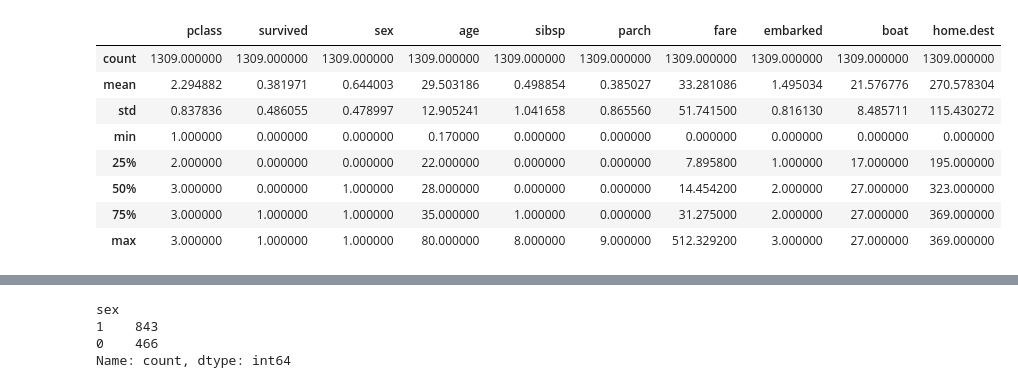
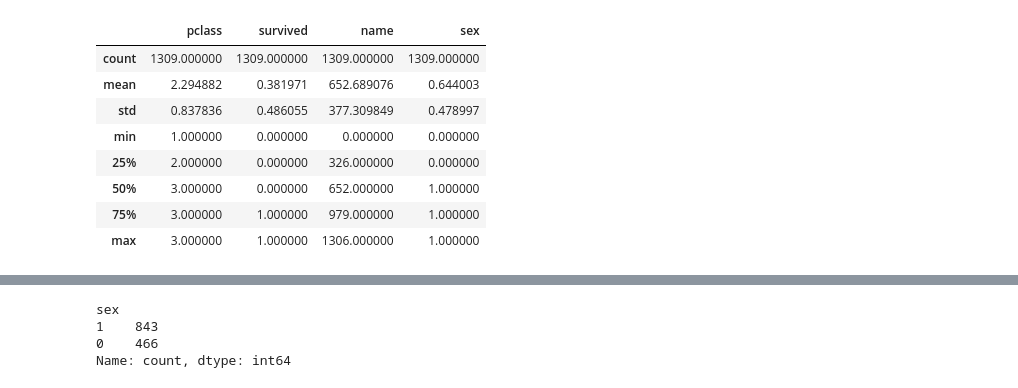
Before and after one commit to davefro/AI-Lab-Tasks, a Jupyter notebook: Session 5/Titanic using regression.ipynb, the cells around one changed output, grey strips where cells are left out. Cells and saved outputs as stored; diff of their text form; code cells hidden in the pictures.

```diff
--- a/Session 5/Titanic using regression.ipynb
+++ b/Session 5/Titanic using regression.ipynb
@@ -46,12 +46,16 @@ body         float64
 home.dest     object
 dtype: object
 # %%
+# convert string labels (object) into numbers
 d = {'female': 0, 'male': 1}
 df['sex'] = df['sex'].map(d)
 
 from sklearn import preprocessing
-
+# the same using LabelEncoder
 le = preprocessing.LabelEncoder()
+df['name'] = le.fit_transform(df['name'])
+df['ticket'] = le.fit_transform(df['ticket'])
+df['cabin'] = le.fit_transform(df['cabin'])
 df['embarked'] = le.fit_transform(df['embarked'])
 df['boat'] = le.fit_transform(df['boat'])
 df['home.dest'] = le.fit_transform(df['home.dest'])
@@ -131,17 +117,17 @@ df.describe()
 # %%
 #Use describe attribute at different location to explore the data statistics
 #Use 3 or 4 instead of 2 to include more features (this is useful when you have lots of features)
-df.describe().iloc[:,:10]
+df.describe().iloc[:,:4]
 # %% [output]
-|  | pclass | survived | sex | age | sibsp | parch | fare | embarked | boat | home.dest |
-| count | 1309.000000 | 1309.000000 | 1309.000000 | 1309.000000 | 1309.000000 | 1309.000000 | 1309.000000 | 1309.000000 | 1309.000000 | 1309.000000 |
-| mean | 2.294882 | 0.381971 | 0.644003 | 29.503186 | 0.498854 | 0.385027 | 33.281086 | 1.495034 | 21.576776 | 270.578304 |
-| std | 0.837836 | 0.486055 | 0.478997 | 12.905241 | 1.041658 | 0.865560 | 51.741500 | 0.816130 | 8.485711 | 115.430272 |
-| min | 1.000000 | 0.000000 | 0.000000 | 0.170000 | 0.000000 | 0.000000 | 0.000000 | 0.000000 | 0.000000 | 0.000000 |
-| 25% | 2.000000 | 0.000000 | 0.000000 | 22.000000 | 0.000000 | 0.000000 | 7.895800 | 1.000000 | 17.000000 | 195.000000 |
-| 50% | 3.000000 | 0.000000 | 1.000000 | 28.000000 | 0.000000 | 0.000000 | 14.454200 | 2.000000 | 27.000000 | 323.000000 |
-| 75% | 3.000000 | 1.000000 | 1.000000 | 35.000000 | 1.000000 | 0.000000 | 31.275000 | 2.000000 | 27.000000 | 369.000000 |
-| max | 3.000000 | 1.000000 | 1.000000 | 80.000000 | 8.000000 | 9.000000 | 512.329200 | 3.000000 | 27.000000 | 369.000000 |
+|  | pclass | survived | name | sex |
+| count | 1309.000000 | 1309.000000 | 1309.000000 | 1309.000000 |
+| mean | 2.294882 | 0.381971 | 652.689076 | 0.644003 |
+| std | 0.837836 | 0.486055 | 377.309849 | 0.478997 |
+| min | 1.000000 | 0.000000 | 0.000000 | 0.000000 |
+| 25% | 2.000000 | 0.000000 | 326.000000 | 0.000000 |
+| 50% | 3.000000 | 0.000000 | 652.000000 | 1.000000 |
+| 75% | 3.000000 | 1.000000 | 979.000000 | 1.000000 |
+| max | 3.000000 | 1.000000 | 1306.000000 | 1.000000 |
 # %%
 #Use isnull() to find columns or rows with missing values and sum them up to get the total of missing values
 #Which features are the leak features?
```
Also changed, not shown: parts of 32 cells of this notebook, 14 other files.
